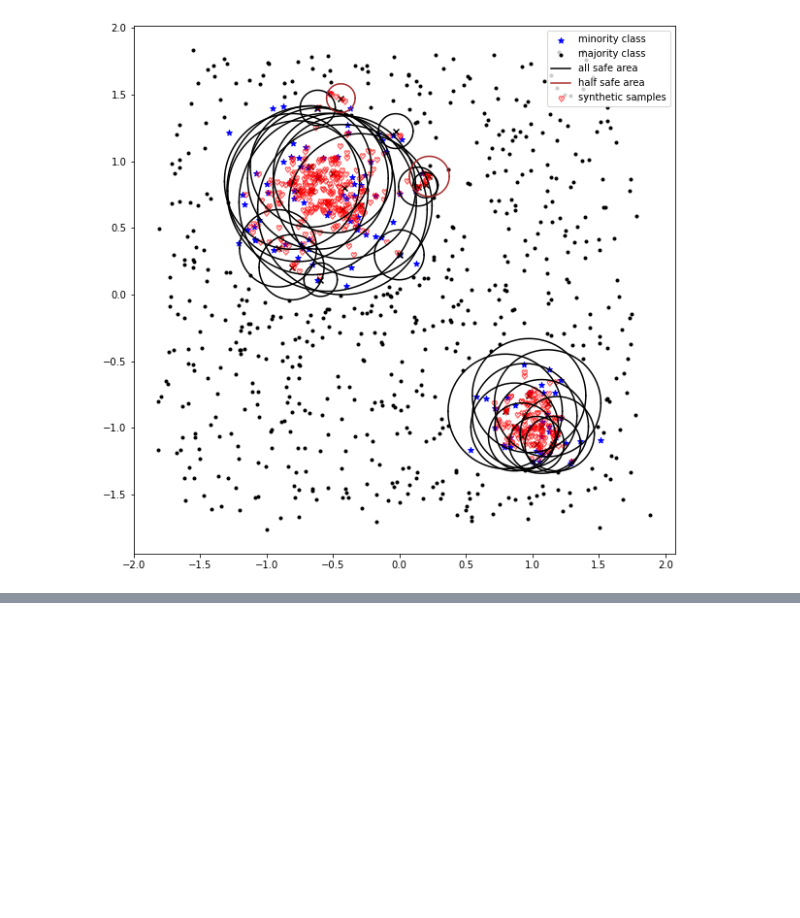
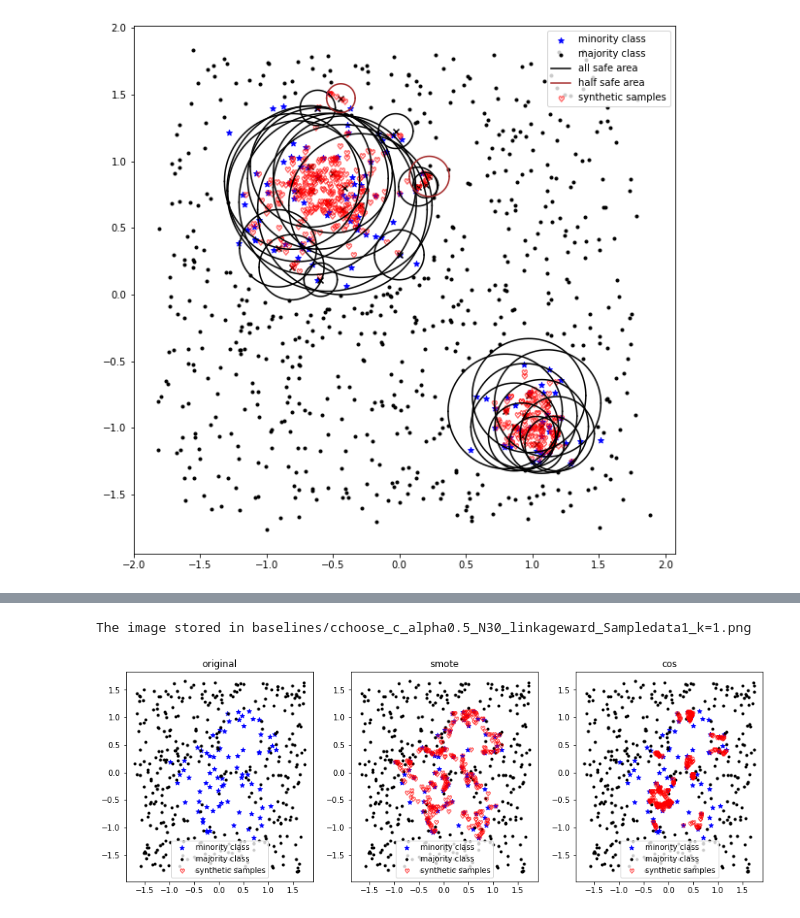
Before and after one commit to ghostqriver/AROSS, a Jupyter notebook: Experiments.ipynb, the cells around one changed output, grey strips where cells are left out. Saved outputs shown, nothing was run; the diff lists cells and outputs as text; code cells hidden in the pictures; blank space fills up the shorter version.

```diff
--- a/Experiments.ipynb
+++ b/Experiments.ipynb
@@ -646,0 +1032,9 @@ All:
+# %%
+cos_paras = {'c' : 'choose_c',
+             'alpha': 0.5,
+             'N':30,
+             'linkage':'ward'}
+baseline.show_baseline('Sampledata1',random_state=1,pos_label=None,args=cos_paras)
+# %% [output]
+The image stored in baselines/cchoose_c_alpha0.5_N30_linkageward_Sampledata1_k=1.png
+[figure, added]
```
Also changed, not shown: parts of 16 cells of this notebook, 39 other files.
